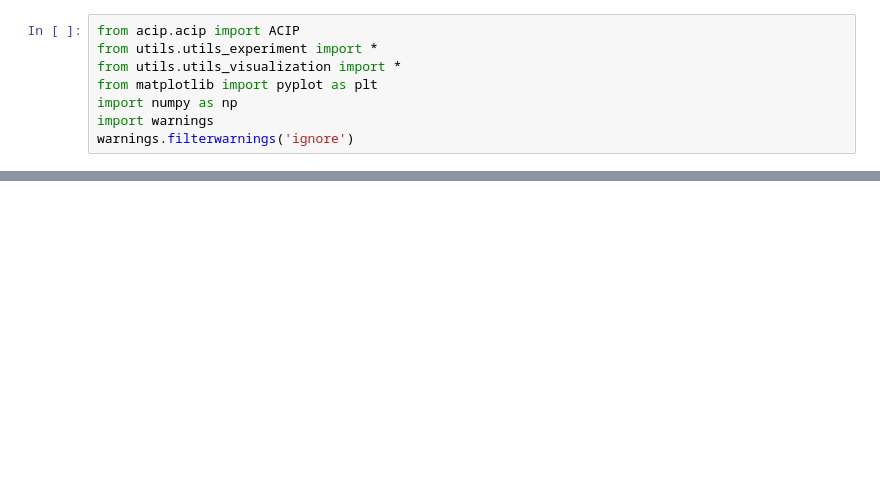
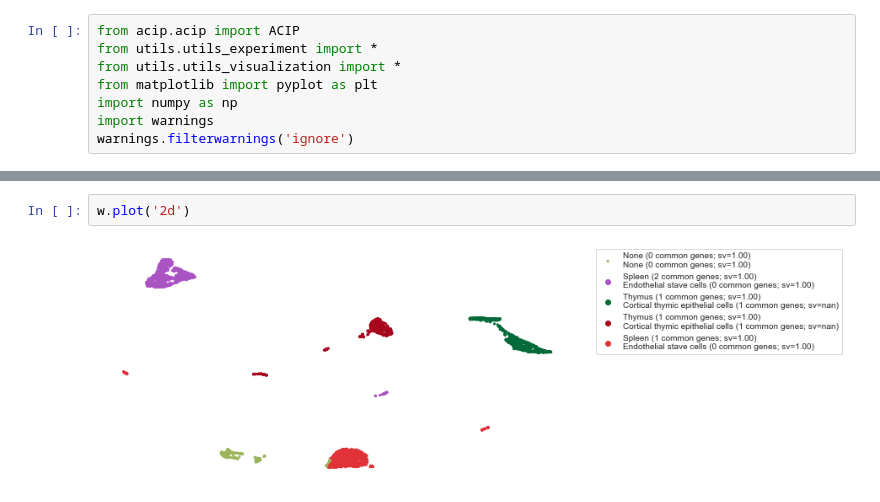
Before and after one commit to ferrocactus/cellar, a Jupyter notebook: notebooks/main.ipynb, the cells around one changed output, grey strips where cells are left out. Drawn from its saved outputs; the diff is of its cells as text; blank space fills up the shorter version.

```diff
--- a/notebooks/main.ipynb
+++ b/notebooks/main.ipynb
@@ -29,0 +39,4 @@ w.plot('2d')
+# %%
+w.plot('2d')
+# %% [output]
+[figure, added]
```
Also changed, not shown: parts of 4 cells of this notebook, 3 other files.
